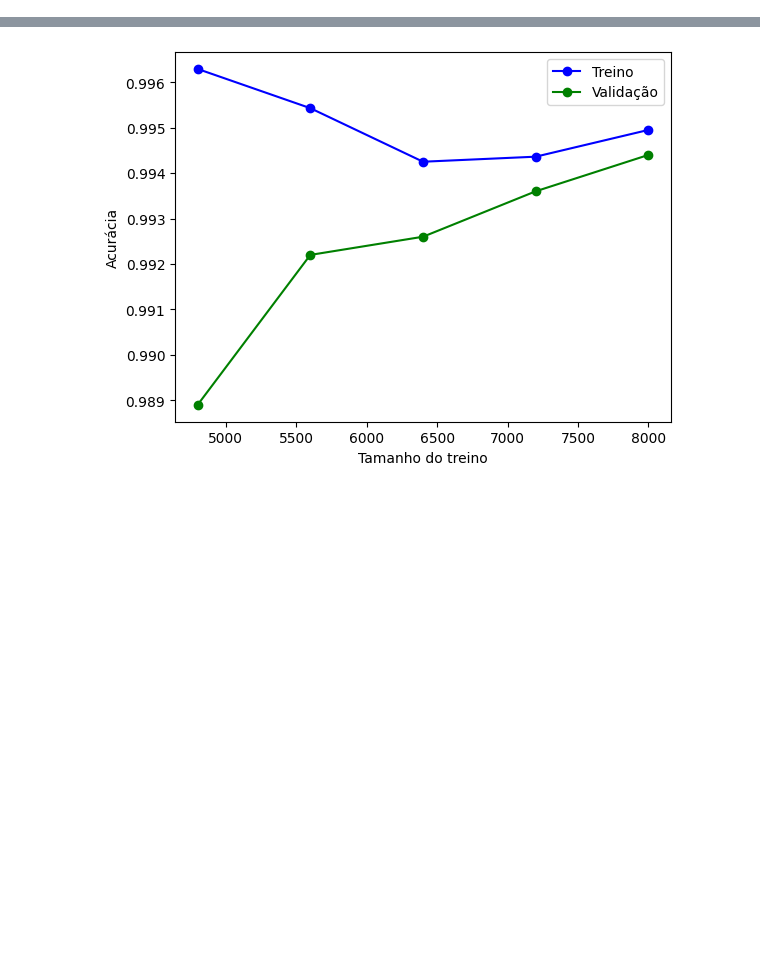
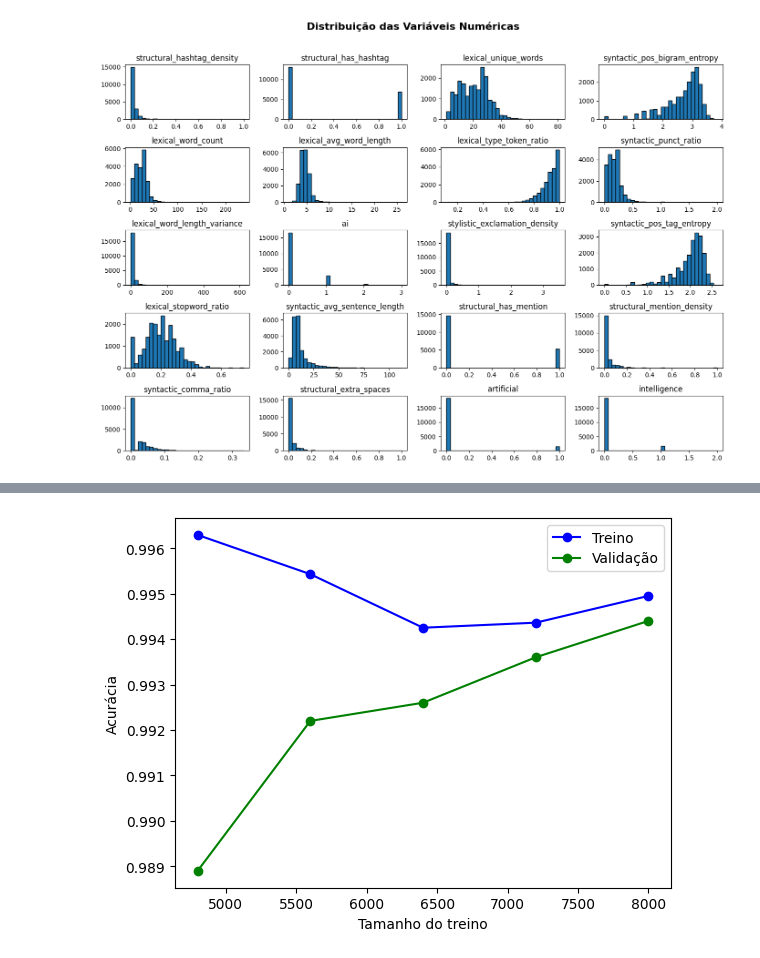
Before and after one commit to TKmmyuuki/Authorship-attribution, a Jupyter notebook: 3_classification_mistral.ipynb, the cells around one changed output, grey strips where cells are left out. Cells and saved outputs as stored; diff of their text form; code cells hidden in the pictures; blank space fills up the shorter version.

```diff
--- a/3_classification_mistral.ipynb
+++ b/3_classification_mistral.ipynb
@@ -240 +121,8 @@ y = df['origin']
+# %%
+X.hist(figsize=(14,10), bins=30, edgecolor='black', grid=False)
+plt.suptitle("Distribuição das Variáveis Numéricas", fontsize=16, fontweight="bold")
+plt.tight_layout(rect=[0, 0, 1, 0.96])  # Ajusta o título
+plt.show()
+# %% [output]
+[figure, added]
 # %%
```
Also changed, not shown: parts of 21 cells of this notebook, 7 other files.
